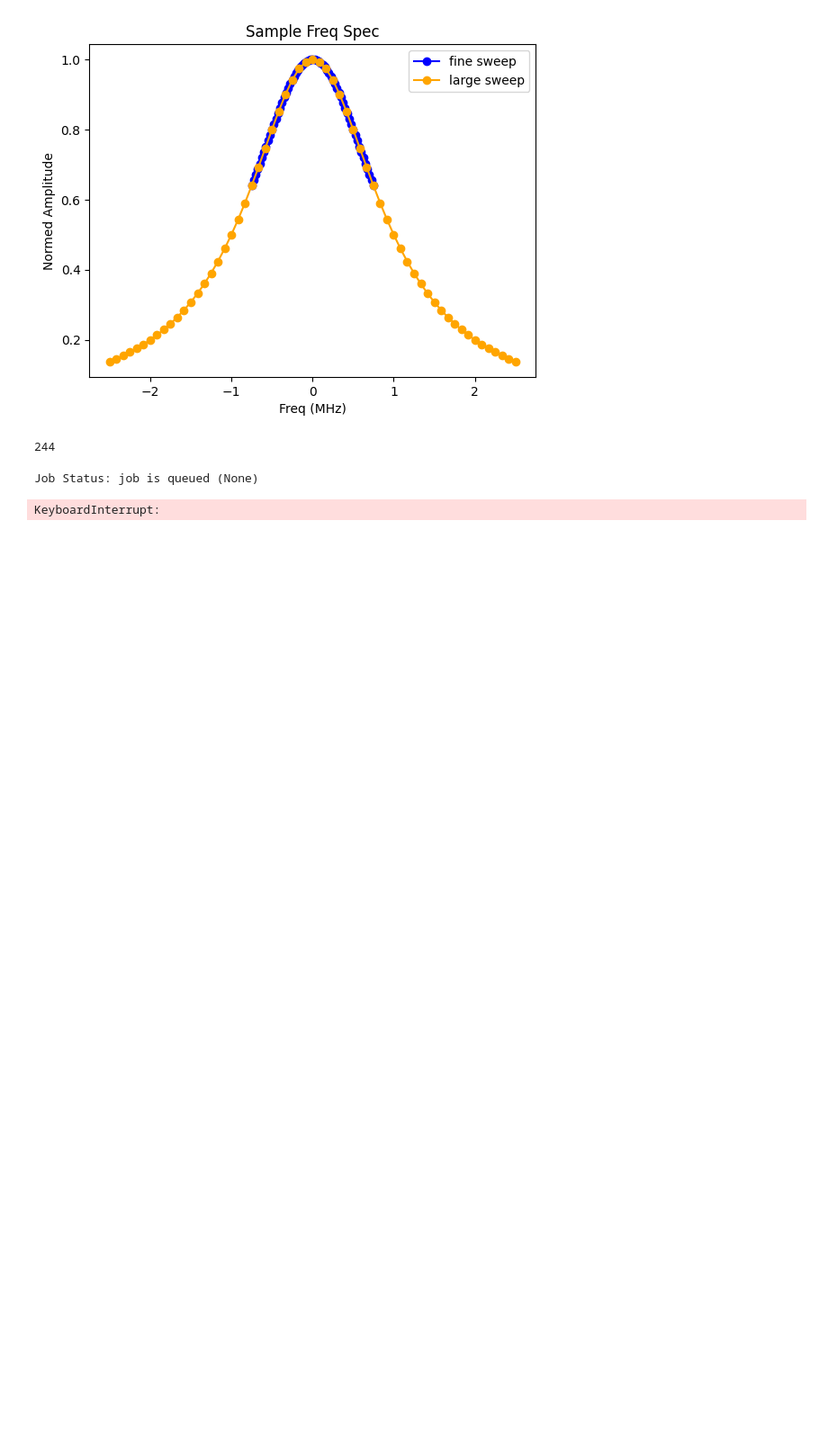
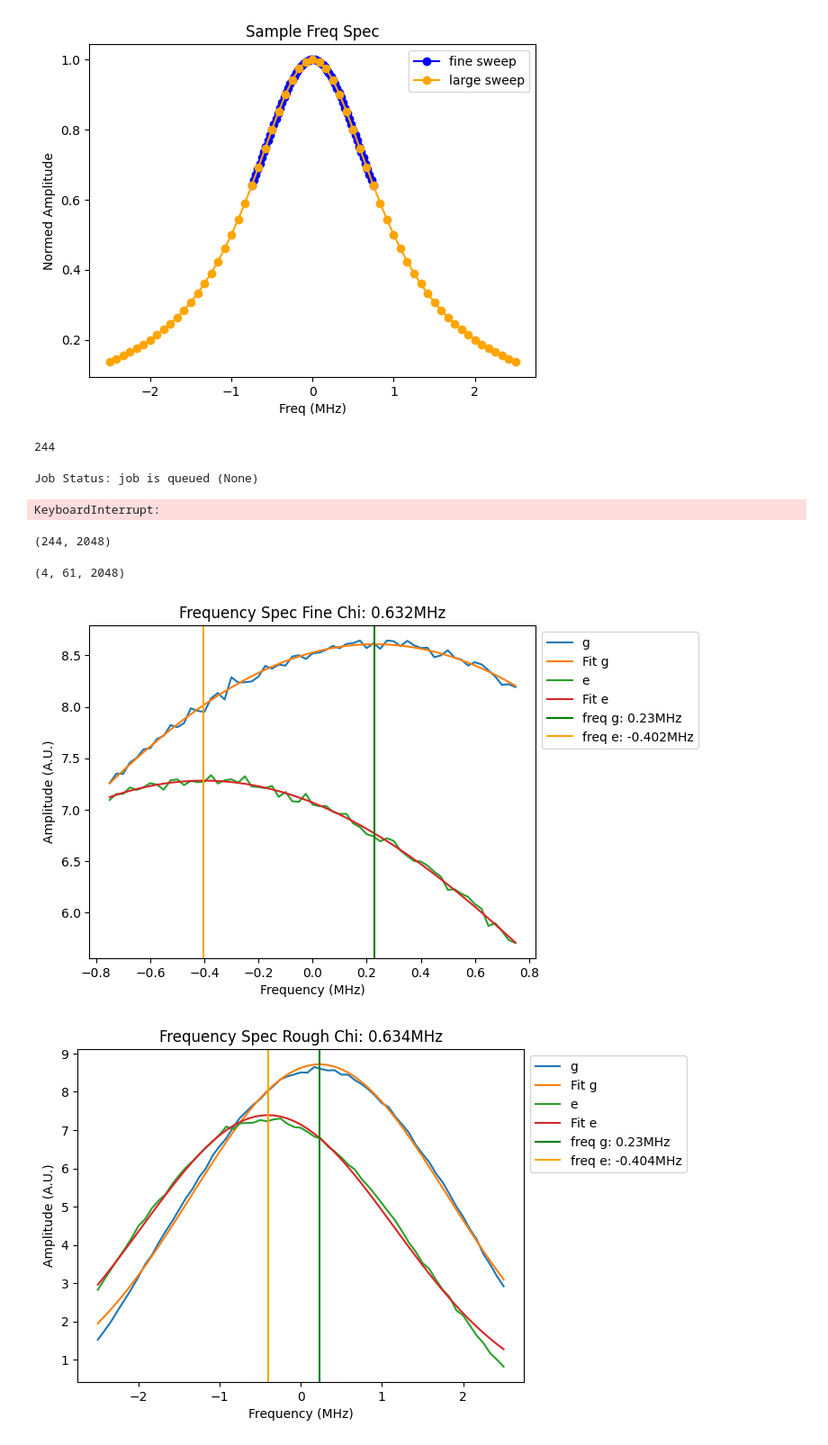
Before and after one commit to AnikenC/A3R_Readout, a Jupyter notebook: example_2.ipynb, the cells around one changed output. Shown at 90% size. Saved outputs shown, nothing was run; the diff lists cells and outputs as text; code cells hidden in the pictures; blank space fills up the shorter version.

```diff
--- a/example_2.ipynb
+++ b/example_2.ipynb
@@ -188,3 +188,64 @@ job_monitor(job_experiment)
 # %% [output]
 Job Status: job is queued (None)
 KeyboardInterrupt:
+# %%
+job_1 = provider.backend.retrieve_job('cn4cjb1p1am0008qbch0')
+result_1 = job_1.result(timeout=120)
+
+big_list_1 = []
+
+for i in range(len(big_exp)):
+    big_list_1.append(result_1.get_memory(i)[:, qubit]*scale_factor)
+
+big_array_1 = np.array(big_list_1)
+print(big_array_1.shape)
+# %% [output]
+(244, 2048)
+# %%
+big_2d_array_1 = big_array_1.reshape(4, -1, big_array_1.shape[-1])
+# %% [output]
+(4, 61, 2048)
+# %%
+def gaussian_func(x, a, b, c):
+    return a * np.exp(-(x - b)**2 / (2 * c**2))
+
+def sinc_func(x, a, b, c):
+    return a * np.sinc((x - b) / c)
+
+def analyse(results_arr, f_linspace, custom_label: Optional[str] = 'Fine', chi_est: Optional[float] = 0.6 * MHz, fit_func: Optional[str] = 'gaussian'):
+    supported_funcs = {'gaussian': gaussian_func, 'sinc': sinc_func}
+    if fit_func not in supported_funcs.keys():
+        raise ValueError(f'only these fit funcs are supported currently: {supported_funcs}')
+    f_func = supported_funcs[fit_func]
+    mean_res = np.mean(results_arr, axis=-1)
+    abs_res = np.abs(mean_res)
+    abs_g, abs_e = abs_res
+    p0_g = [7.0, -0.5 * chi_est, 5.0e6]
+    p0_e = [7.0, 0.5 * chi_est, 5.0e6]
+    popt_g, pcov_g = curve_fit(f_func, f_linspace, abs_g, p0_g)
+    popt_e, pcov_e = curve_fit(f_func, f_linspace, abs_e, p0_e)
+
+    f_g = popt_g[1]
+    f_e = popt_e[1]
+    chi = np.abs(f_g - f_e)
+
+    plt.plot(f_linspace/MHz, abs_res[0], label='g')
+    plt.plot(f_linspace/MHz, gaussian_func(f_linspace, *popt_g), label=f'Fit g')
+    plt.plot(f_linspace/MHz, abs_res[1], label=f'e')
+    plt.plot(f_linspace/MHz, gaussian_func(f_linspace, *popt_e), label=f'Fit e')
+    plt.axvline(x=f_g/MHz, color='green', label=f'freq g: {int(popt_g[1]/MHz*1e3)/1e3}MHz')
+    plt.axvline(x=f_e/MHz, color='orange', label=f'freq e: {int(popt_e[1]/MHz*1e3)/1e3}MHz')
+    plt.xlabel('Frequency (MHz)')
+    plt.ylabel('Amplitude (A.U.)')
+    plt.title(f'Frequency Spec {custom_label} Chi: {int(chi/MHz*1e3)/1e3}MHz')
+    plt.legend(bbox_to_anchor=(1.0, 1.0))
+    plt.show()
+
+chi_est = 0.6 * MHz
+fit_func = 'gaussian'
+
+analyse(big_2d_array_1[:2], rr_lins_fine, custom_label='Fine', chi_est=chi_est, fit_func=fit_func)
+analyse(big_2d_array_1[2:], rr_lins_large, custom_label='Rough', chi_est=chi_est, fit_func=fit_func)
+# %% [output]
+[figure, added]
+[figure, added]
```
Also changed, not shown: parts of 1 cell of this notebook, 3 other files.
